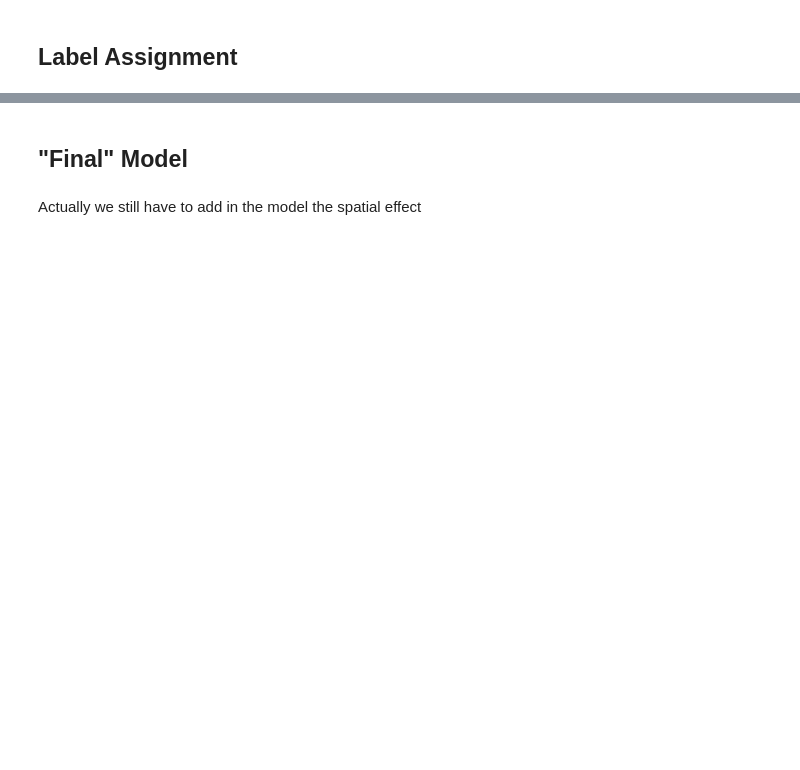
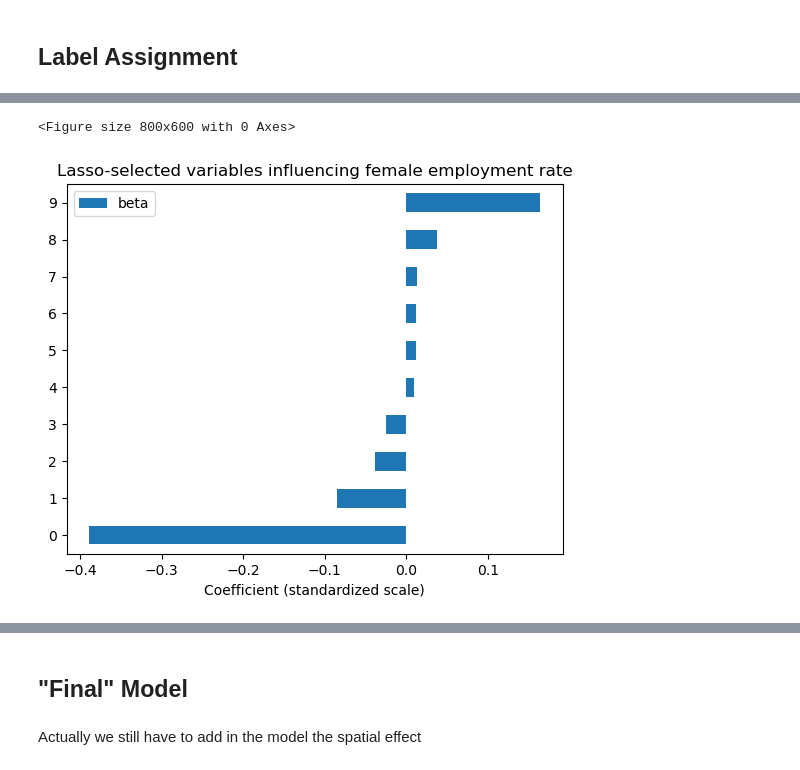
Before and after one commit to leonardotisato/Bayesian-Statistics-Project, a Jupyter notebook: sandbox/mixture_model/normal_mixture.ipynb, the cells around one changed output, grey strips where cells are left out. Drawn from its saved outputs; the diff is of its cells as text; code cells hidden in the pictures; blank space fills up the shorter version.

```diff
--- a/sandbox/mixture_model/normal_mixture.ipynb
+++ b/sandbox/mixture_model/normal_mixture.ipynb
@@ -127,0 +307,9 @@ fit = mix_stan.sample(
+# %%
+plt.figure(figsize=(8,6))
+pd.DataFrame(betas_mean, columns=['beta']).sort_values(by='beta').plot(kind='barh')
+plt.title('Lasso-selected variables influencing female employment rate')
+plt.xlabel('Coefficient (standardized scale)')
+plt.show()
+# %% [output]
+<Figure size 800x600 with 0 Axes>
+[figure, added]
```
Also changed, not shown: parts of 22 cells of this notebook, 7 other files.
